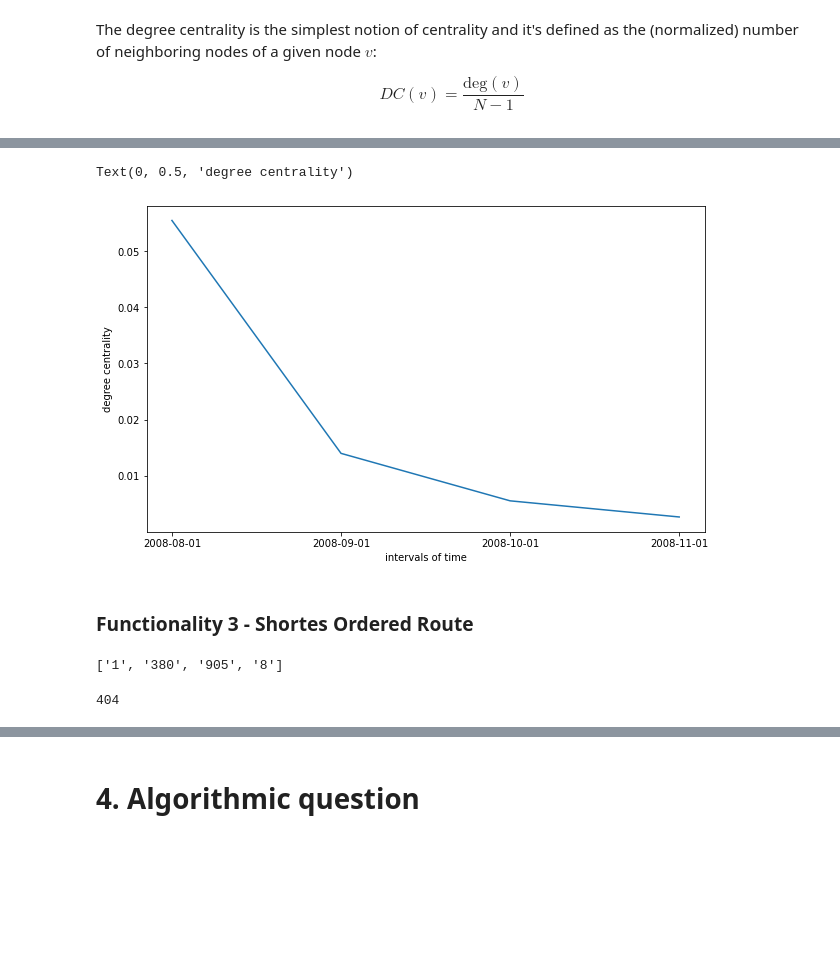
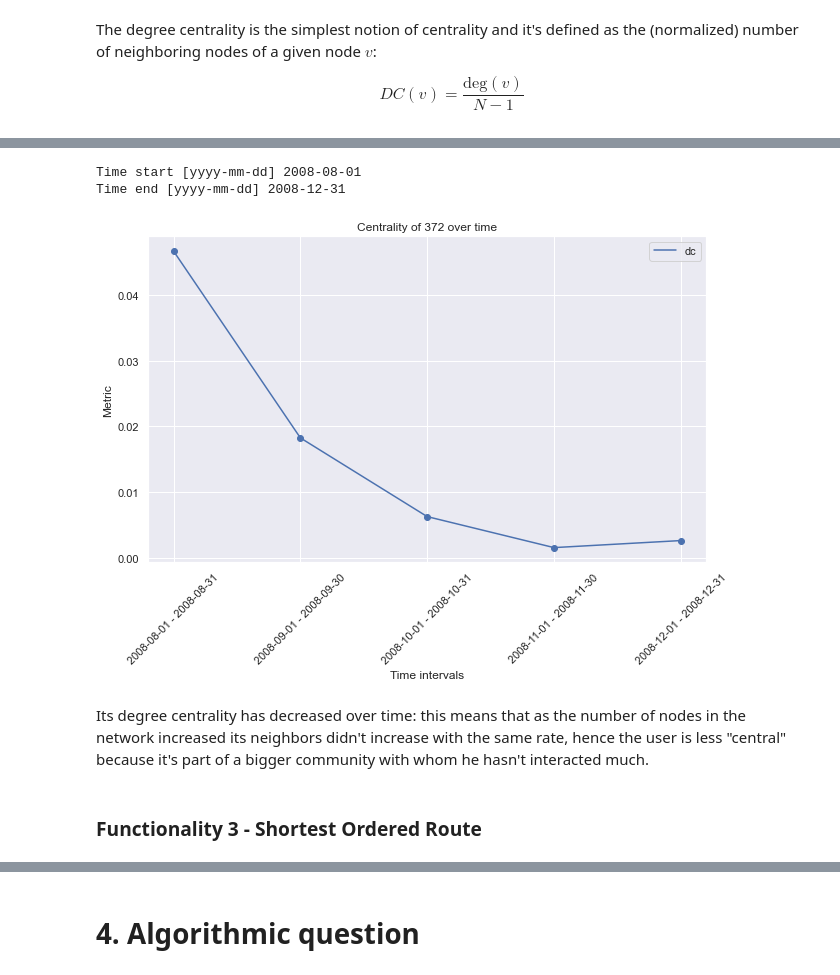
Before and after one commit to gmontill/ADM-HW5, a Jupyter notebook: main.ipynb, the cells around one changed output, grey strips where cells are left out. Saved outputs shown, nothing was run; the diff lists cells and outputs as text; code cells hidden in the pictures; blank space fills up the shorter version.

```diff
--- a/main.ipynb
+++ b/main.ipynb
@@ -273,10 +226,11 @@ for i in range(0, len(lista)-2, 2):
-# %%
-plt.figure(figsize = (10,6))
-plt.plot(intervalli, deg)
-plt.xlabel("intervals of time")
-plt.ylabel("degree centrality")
-# %% [output]
-Text(0, 0.5, 'degree centrality')
-[figure, removed]
+# %%
+plt = visual.metric_evolution(G, "372", ["dc"])
+plt.show()
+# %% [output]
+Time start [yyyy-mm-dd] 2008-08-01
+Time end [yyyy-mm-dd] 2008-12-31
+[figure, added]
+# %% [markdown]
+Its degree centrality has decreased over time: this means that as the number of nodes in the network increased its neighbors didn't increase with the same rate, hence the user is less "central" because it's part of a bigger community with whom he hasn't interacted much.
 # %% [markdown]
-### Functionality 3 - Shortes Ordered Route
+### Functionality 3 - Shortest Ordered Route
@@ -285,8 +236,0 @@ p = shortest_path(G, '1', '8')
-# %%
-print(p)
-# %% [output]
-['1', '380', '905', '8']
-# %%
-a = input()
-# %% [output]
-404
```
Also changed, not shown: parts of 39 cells of this notebook, 3 other files.
